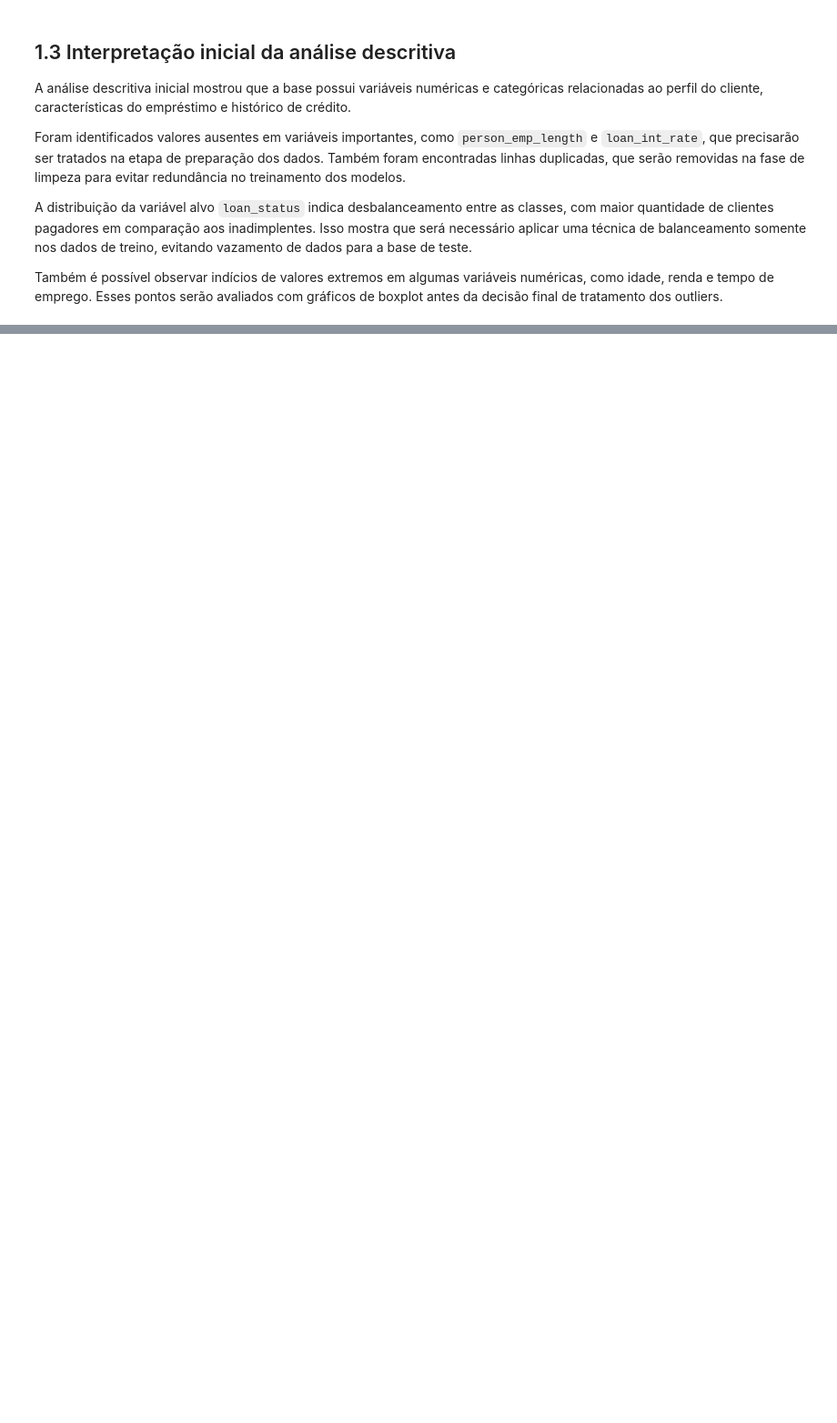
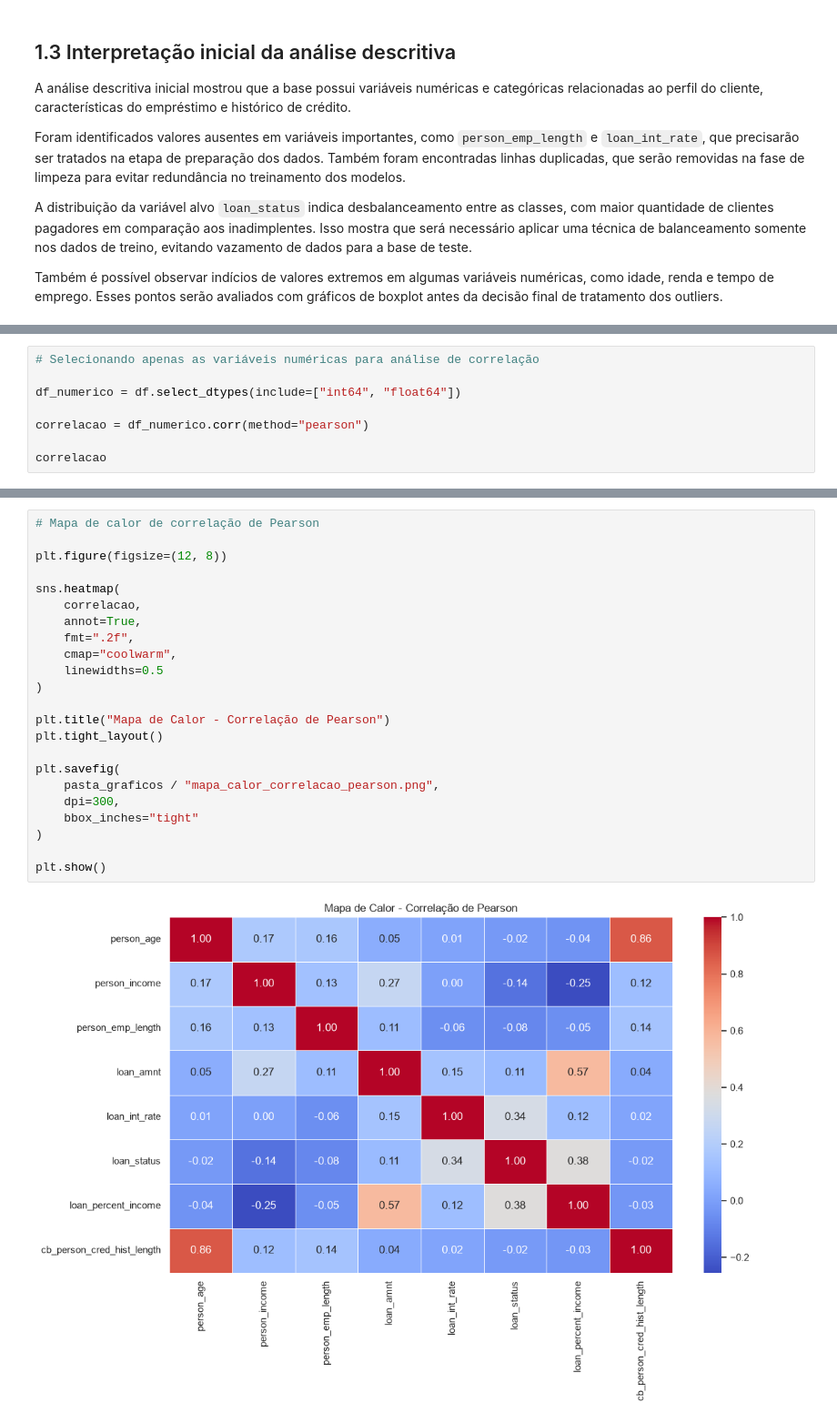
Before and after one commit to MarcioLuizBR/projeto-risco-credito-machine-learning, a Jupyter notebook: notebooks/pipeline_risco_credito.ipynb, the cells around one changed output, grey strips where cells are left out. Shown at 91% size. Cells and saved outputs as stored; diff of their text form; blank space fills up the shorter version.

```diff
--- a/notebooks/pipeline_risco_credito.ipynb
+++ b/notebooks/pipeline_risco_credito.ipynb
@@ -259,0 +361,8 @@ Também é possível observar indícios de valores extremos em algumas variávei
+# %%
+# Selecionando apenas as variáveis numéricas para análise de correlação
+
+df_numerico = df.select_dtypes(include=["int64", "float64"])
+
+correlacao = df_numerico.corr(method="pearson")
+
+correlacao
@@ -259,0 +379,25 @@ Também é possível observar indícios de valores extremos em algumas variávei
+# %%
+# Mapa de calor de correlação de Pearson
+
+plt.figure(figsize=(12, 8))
+
+sns.heatmap(
+    correlacao,
+    annot=True,
+    fmt=".2f",
+    cmap="coolwarm",
+    linewidths=0.5
+)
+
+plt.title("Mapa de Calor - Correlação de Pearson")
+plt.tight_layout()
+
+plt.savefig(
+    pasta_graficos / "mapa_calor_correlacao_pearson.png",
+    dpi=300,
+    bbox_inches="tight"
+)
+
+plt.show()
+# %% [output]
+[figure, added]
```
Also changed, not shown: parts of 7 cells of this notebook, 12 other files.
